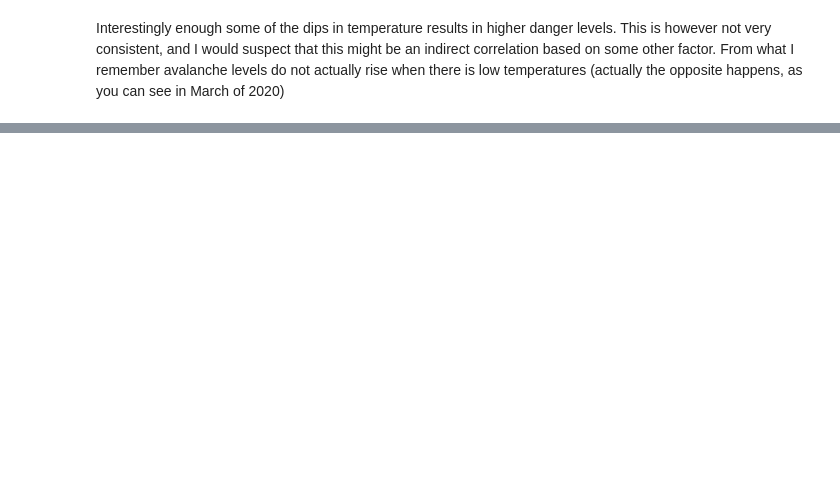
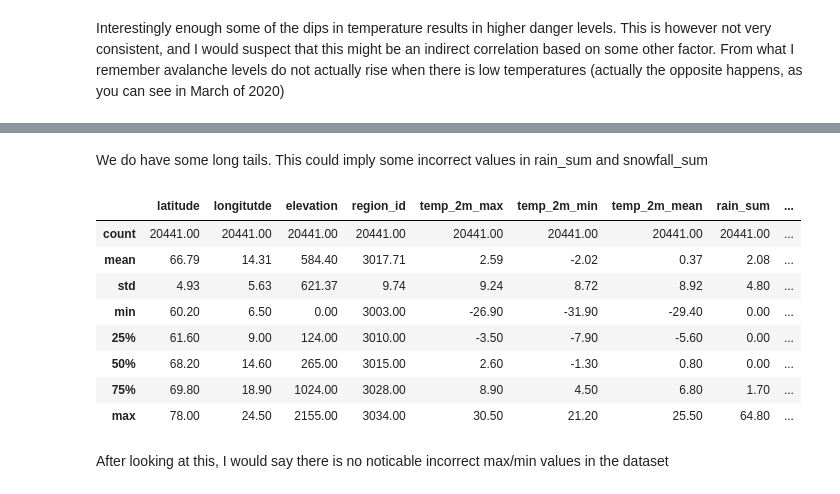
Before and after one commit to VegSja/Boreas, a Jupyter notebook: notebooks/eda.ipynb, the cells around one changed output, grey strips where cells are left out. Drawn from its saved outputs; the diff is of its cells as text; code cells hidden in the pictures; blank space fills up the shorter version.

```diff
--- a/notebooks/eda.ipynb
+++ b/notebooks/eda.ipynb
@@ -438,0 +499,16 @@ Interestingly enough some of the dips in temperature results in higher danger le
+# %% [markdown]
+We do have some long tails. This could imply some incorrect values in rain_sum and snowfall_sum
+# %%
+total_df.describe()
+# %% [output]
+|  | latitude | longitutde | elevation | region_id | temp_2m_max | temp_2m_min | temp_2m_mean | rain_sum | ... |
+| count | 20441.00 | 20441.00 | 20441.00 | 20441.00 | 20441.00 | 20441.00 | 20441.00 | 20441.00 | ... |
+| mean | 66.79 | 14.31 | 584.40 | 3017.71 | 2.59 | -2.02 | 0.37 | 2.08 | ... |
+| std | 4.93 | 5.63 | 621.37 | 9.74 | 9.24 | 8.72 | 8.92 | 4.80 | ... |
+| min | 60.20 | 6.50 | 0.00 | 3003.00 | -26.90 | -31.90 | -29.40 | 0.00 | ... |
+| 25% | 61.60 | 9.00 | 124.00 | 3010.00 | -3.50 | -7.90 | -5.60 | 0.00 | ... |
+| 50% | 68.20 | 14.60 | 265.00 | 3015.00 | 2.60 | -1.30 | 0.80 | 0.00 | ... |
+| 75% | 69.80 | 18.90 | 1024.00 | 3028.00 | 8.90 | 4.50 | 6.80 | 1.70 | ... |
+| max | 78.00 | 24.50 | 2155.00 | 3034.00 | 30.50 | 21.20 | 25.50 | 64.80 | ... |
+# %% [markdown]
+After looking at this, I would say there is no noticable incorrect max/min values in the dataset
```
Also changed, not shown: parts of 28 cells of this notebook.
